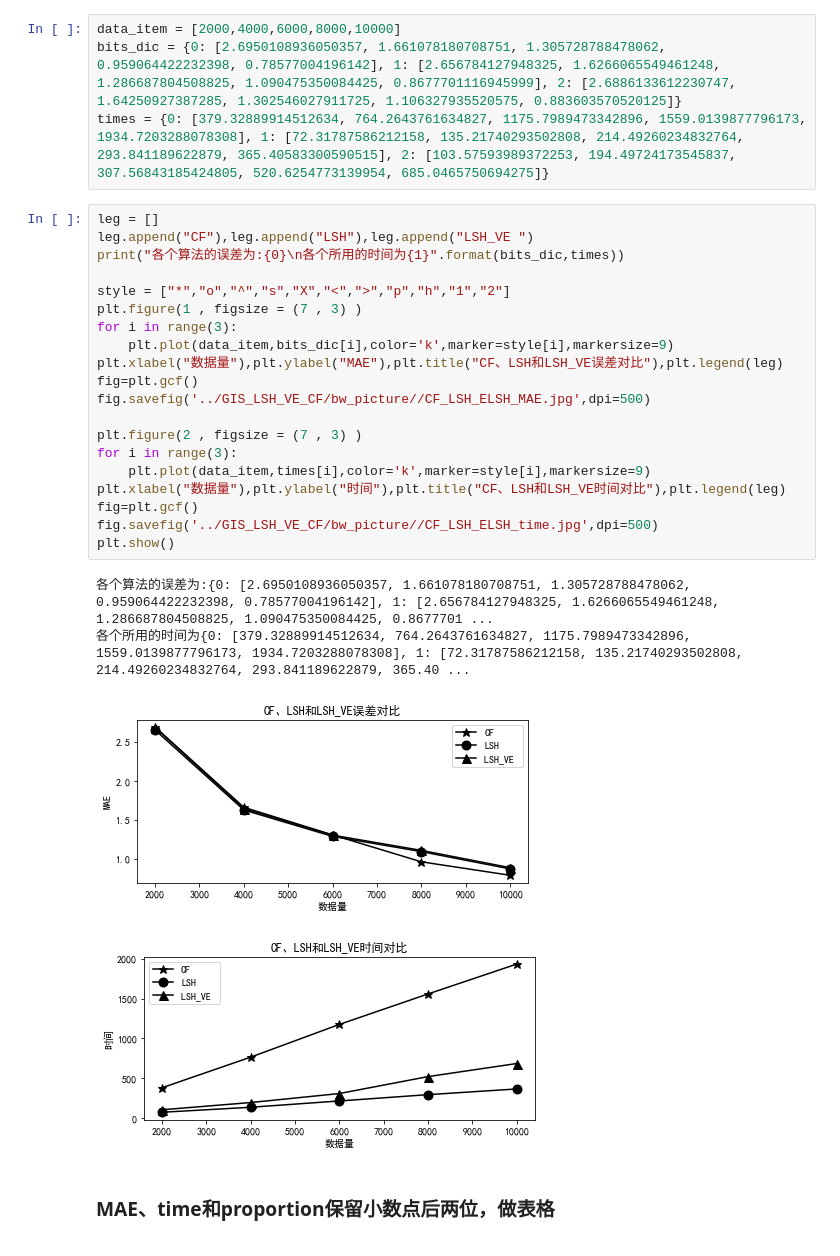
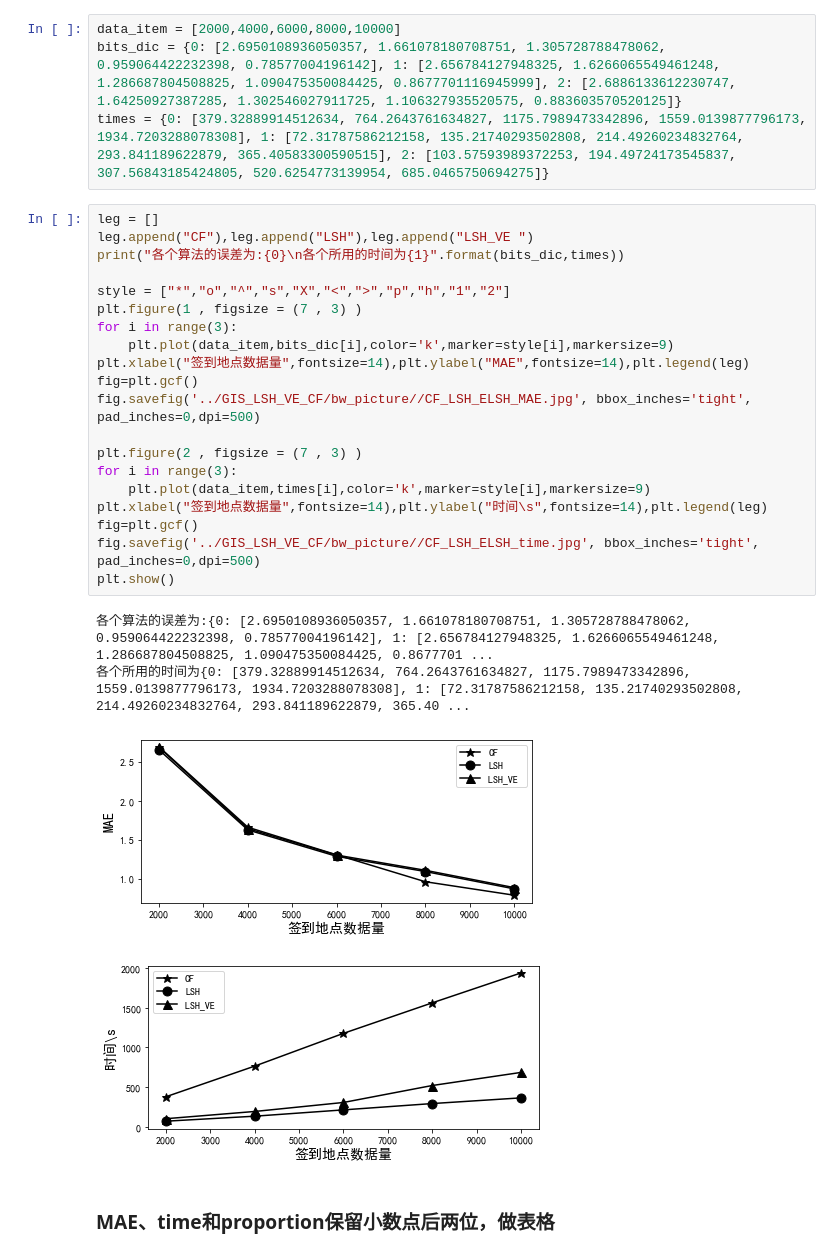
Before and after one commit to blank-knight/-, a Jupyter notebook: GIS_LSH_VE_CF/picture_trans.ipynb, the cells around one changed output. Drawn from its saved outputs; the diff is of its cells as text.

```diff
--- a/GIS_LSH_VE_CF/picture_trans.ipynb
+++ b/GIS_LSH_VE_CF/picture_trans.ipynb
@@ -183,28 +193,28 @@ times = {0: [379.32889914512634, 764.2643761634827, 1175.7989473342896, 1559.013
 # %%
 leg = []
 leg.append("CF"),leg.append("LSH"),leg.append("LSH_VE ")
 print("各个算法的误差为:{0}\n各个所用的时间为{1}".format(bits_dic,times))
 
 style = ["*","o","^","s","X","<",">","p","h","1","2"]
 plt.figure(1 , figsize = (7 , 3) )
 for i in range(3):
     plt.plot(data_item,bits_dic[i],color='k',marker=style[i],markersize=9)
-plt.xlabel("数据量"),plt.ylabel("MAE"),plt.title("CF、LSH和LSH_VE误差对比"),plt.legend(leg)
+plt.xlabel("签到地点数据量",fontsize=14),plt.ylabel("MAE",fontsize=14),plt.legend(leg)
 fig=plt.gcf()
-fig.savefig('../GIS_LSH_VE_CF/bw_picture//CF_LSH_ELSH_MAE.jpg',dpi=500)
+fig.savefig('../GIS_LSH_VE_CF/bw_picture//CF_LSH_ELSH_MAE.jpg', bbox_inches='tight', pad_inches=0,dpi=500)
 
 plt.figure(2 , figsize = (7 , 3) )
 for i in range(3):
     plt.plot(data_item,times[i],color='k',marker=style[i],markersize=9)
-plt.xlabel("数据量"),plt.ylabel("时间"),plt.title("CF、LSH和LSH_VE时间对比"),plt.legend(leg)
+plt.xlabel("签到地点数据量",fontsize=14),plt.ylabel("时间\s",fontsize=14),plt.legend(leg)
 fig=plt.gcf()
-fig.savefig('../GIS_LSH_VE_CF/bw_picture//CF_LSH_ELSH_time.jpg',dpi=500)
+fig.savefig('../GIS_LSH_VE_CF/bw_picture//CF_LSH_ELSH_time.jpg', bbox_inches='tight', pad_inches=0,dpi=500)
 plt.show()
 # %% [output]
 各个算法的误差为:{0: [2.6950108936050357, 1.661078180708751, 1.305728788478062, 0.959064422232398, 0.78577004196142], 1: [2.656784127948325, 1.6266065549461248, 1.286687804508825, 1.090475350084425, 0.8677701 ...
 各个所用的时间为{0: [379.32889914512634, 764.2643761634827, 1175.7989473342896, 1559.0139877796173, 1934.7203288078308], 1: [72.31787586212158, 135.21740293502808, 214.49260234832764, 293.841189622879, 365.40 ...
-[figure, old version]
+[figure, new version]
-[figure, old version]
+[figure, new version]
 # %% [markdown]
 ### MAE、time和proportion保留小数点后两位，做表格
 # %%
```
Also changed, not shown: parts of 2 cells of this notebook, 11 other files.
